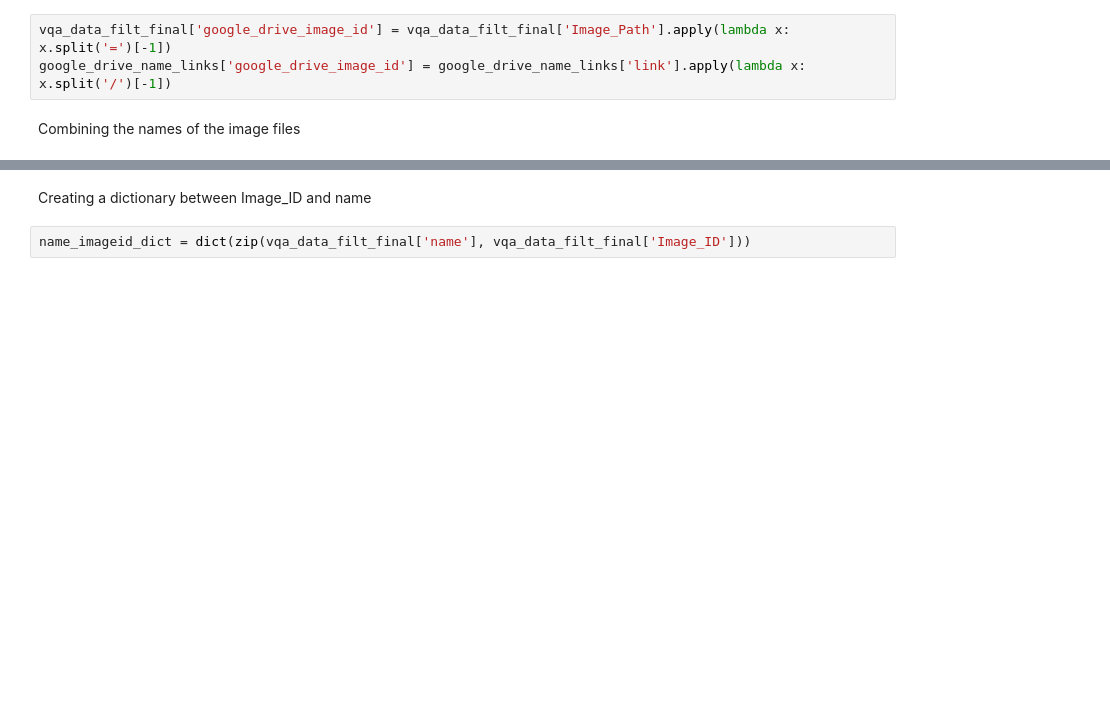
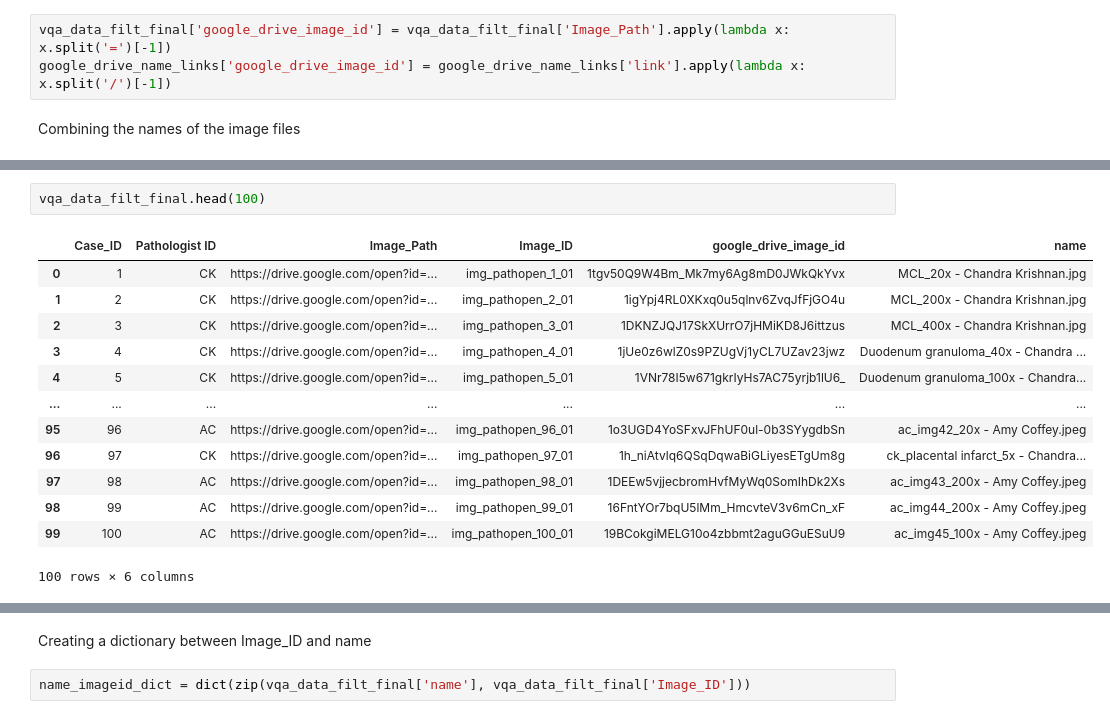
Before and after one commit to embedded-robotics/path-open-data, a Jupyter notebook: data_analysis_scripts/pathopen_raw_data_augmentation.ipynb, the cells around one changed output, grey strips where cells are left out. Drawn from its saved outputs; the diff is of its cells as text; blank space fills up the shorter version.

```diff
--- a/data_analysis_scripts/pathopen_raw_data_augmentation.ipynb
+++ b/data_analysis_scripts/pathopen_raw_data_augmentation.ipynb
@@ -157,0 +172,16 @@ vqa_data_filt_final.head()
+# %%
+vqa_data_filt_final.head(100)
+# %% [output]
+|  | Case_ID | Pathologist ID | Image_Path | Image_ID | google_drive_image_id | name |
+| 0 | 1 | CK | https://drive.google.com/open?id=... | img_pathopen_1_01 | 1tgv50Q9W4Bm_Mk7my6Ag8mD0JWkQkYvx | MCL_20x - Chandra Krishnan.jpg |
+| 1 | 2 | CK | https://drive.google.com/open?id=... | img_pathopen_2_01 | 1igYpj4RL0XKxq0u5qlnv6ZvqJfFjGO4u | MCL_200x - Chandra Krishnan.jpg |
+| 2 | 3 | CK | https://drive.google.com/open?id=... | img_pathopen_3_01 | 1DKNZJQJ17SkXUrrO7jHMiKD8J6ittzus | MCL_400x - Chandra Krishnan.jpg |
+| 3 | 4 | CK | https://drive.google.com/open?id=... | img_pathopen_4_01 | 1jUe0z6wlZ0s9PZUgVj1yCL7UZav23jwz | Duodenum granuloma_40x - Chandra ... |
+| 4 | 5 | CK | https://drive.google.com/open?id=... | img_pathopen_5_01 | 1VNr78I5w671gkrIyHs7AC75yrjb1lU6_ | Duodenum granuloma_100x - Chandra... |
+| ... | ... | ... | ... | ... | ... | ... |
+| 95 | 96 | AC | https://drive.google.com/open?id=... | img_pathopen_96_01 | 1o3UGD4YoSFxvJFhUF0ul-0b3SYygdbSn | ac_img42_20x - Amy Coffey.jpeg |
+| 96 | 97 | CK | https://drive.google.com/open?id=... | img_pathopen_97_01 | 1h_niAtvlq6QSqDqwaBiGLiyesETgUm8g | ck_placental infarct_5x - Chandra... |
+| 97 | 98 | AC | https://drive.google.com/open?id=... | img_pathopen_98_01 | 1DEEw5vjjecbromHvfMyWq0SomIhDk2Xs | ac_img43_200x - Amy Coffey.jpeg |
+| 98 | 99 | AC | https://drive.google.com/open?id=... | img_pathopen_99_01 | 16FntYOr7bqU5lMm_HmcvteV3v6mCn_xF | ac_img44_200x - Amy Coffey.jpeg |
+| 99 | 100 | AC | https://drive.google.com/open?id=... | img_pathopen_100_01 | 19BCokgiMELG10o4zbbmt2aguGGuESuU9 | ac_img45_100x - Amy Coffey.jpeg |
+100 rows × 6 columns
```
Also changed, not shown: parts of 5 cells of this notebook, 3 other files.
